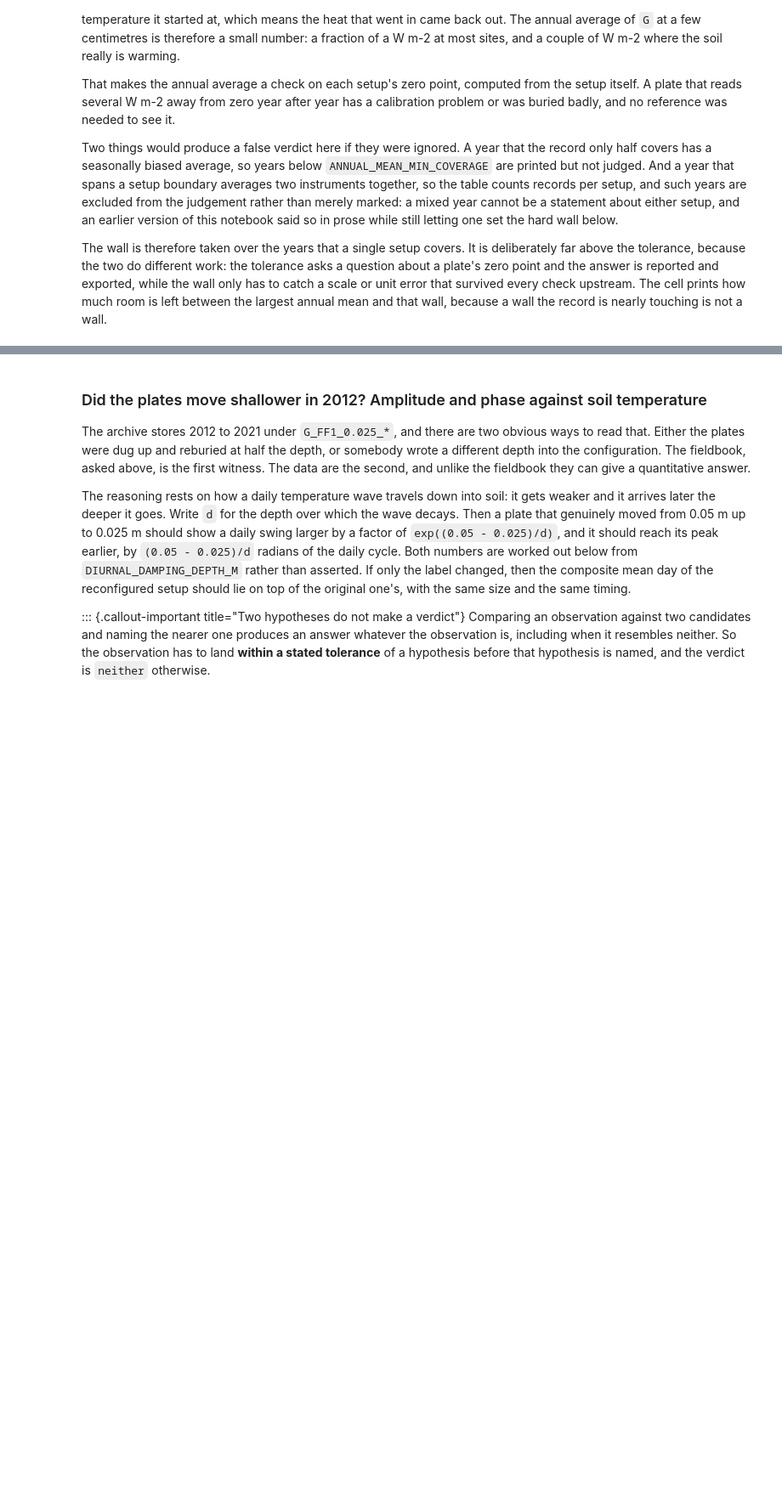
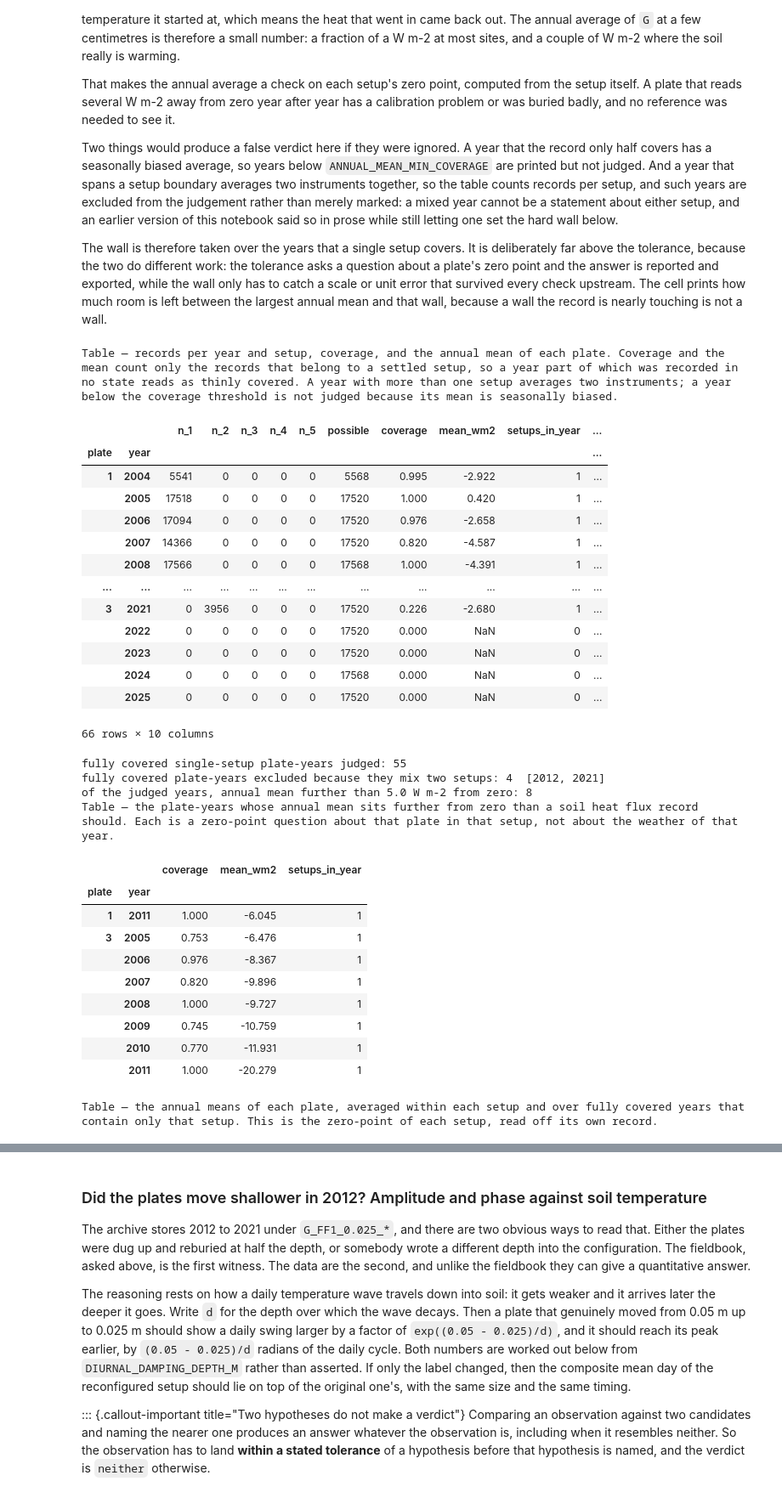
Before and after one commit to holukas/dataset_ch-lae_flux_product, a Jupyter notebook: workflow/10_METEO/30_PRODUCTS/11_METEO_G_FF1_2004-2025.ipynb, the cells around one changed output, grey strips where cells are left out. Shown at 85% size. Drawn from its saved outputs; the diff is of its cells as text; code cells hidden in the pictures; blank space fills up the shorter version.

```diff
--- a/workflow/10_METEO/30_PRODUCTS/11_METEO_G_FF1_2004-2025.ipynb
+++ b/workflow/10_METEO/30_PRODUCTS/11_METEO_G_FF1_2004-2025.ipynb
@@ -2225,0 +2792,24 @@ closely each plate tracks the soil around it, but it is no longer what decides t
+# %%
+_before = {p: int((g[flagcol(p)] == FLAG_MST_ORIGINAL).sum()) for p in PLATES}
+for p, _runs in SIGN_FAULT.items():
+    _fl = g[flagcol(p)]
+    for _a, _b in _runs:
+        _win = ((g.index >= _a.start_time) & (g.index <= _b.end_time) & g[field(p)].notna())
+        _fl = _fl.where(~_win, FLAG_SIGN_REVERSED)
+    g[flagcol(p)] = _fl.astype(int)
+
+_n = {p: int((g[flagcol(p)] == FLAG_SIGN_REVERSED).sum()) for p in PLATES}
+print(f"records moved to flag {FLAG_SIGN_REVERSED}: "
+      + ", ".join(f"plate {p} {_n[p]:,}" for p in PLATES)
+      + f"   ({sum(_n.values()):,} in total, "
+        f"{100 * sum(_n.values()) / len(g):.2f} % of the index)")
+for p in PLATES:
+    if _n[p]:
+        print(f"  plate {p}: the original acquisition keeps {int((g[flagcol(p)] == FLAG_MST_ORIGINAL).sum()):,} "
+              f"of its {_before[p]:,} records")
+
+assert all(g[flagcol(p)].isin(FLAG_SOURCE_LEGEND).all() for p in PLATES), "unknown flag code"
+for p in PLATES:
+    assert (g[field(p)].notna() == g[flagcol(p)].isin(MEASURED_FLAGS)).all(), \
+        f"plate {p}: the reversed stretch dropped a value, or left a flag without one"
+print("\nThe values are untouched: every plate still holds a value exactly where its flag says so.")
@@ -2406,16 +3085,23 @@ for p in PLATES:
     _yr = _v.index.year
     _t = pd.DataFrame({f'n_{c}': (_fl == c).groupby(_yr).sum() for c in MEASURED_FLAGS})
     _t['possible'] = _fl.groupby(_yr).size()
-    _t['coverage'] = (_t[[f'n_{c}' for c in MEASURED_FLAGS]].sum(axis=1) / _t['possible'])
-    _t['mean_wm2'] = _v.groupby(_yr).mean()
+    # Coverage and the annual mean are taken over the records that belong to a settled setup. The
+    # near-zero constraint is a statement about a plate's zero point in one acquisition state, so
+    # the 2012 reconfiguration and the reversed stretches, which belong to no state, would only
+    # move the number without telling anyone what they had moved it with. They stay in the n_
+    # columns, where they are visible.
+    _t['coverage'] = (_t[[f'n_{c}' for c in SETUP_FLAGS]].sum(axis=1) / _t['possible'])
+    _t['mean_wm2'] = _v.where(_fl.isin(SETUP_FLAGS)).groupby(_yr).mean()
     _t['plate'] = p
     _rows.append(_t.reset_index(names='year'))
 YEARTAB = pd.concat(_rows).set_index(['plate', 'year'])
-YEARTAB['setups_in_year'] = (YEARTAB[[f'n_{c}' for c in MEASURED_FLAGS]] > 0).sum(axis=1)
+YEARTAB['setups_in_year'] = (YEARTAB[[f'n_{c}' for c in SETUP_FLAGS]] > 0).sum(axis=1)
 YEARTAB['judged'] = YEARTAB['coverage'] >= ANNUAL_MEAN_MIN_COVERAGE
-tabcap('records per year and setup, coverage, and the annual mean of each plate. A year with more '
-       'than one setup averages two instruments; a year below the coverage threshold is not judged '
-       'because its mean is seasonally biased.')
+tabcap('records per year and setup, coverage, and the annual mean of each plate. Coverage and the '
+       'mean count only the records that belong to a settled setup, so a year part of which was '
+       'recorded in no state reads as thinly covered. A year with more than one setup averages two '
+       'instruments; a year below the coverage threshold is not judged because its mean is '
+       'seasonally biased.')
 display(YEARTAB.assign(coverage=YEARTAB['coverage'].round(3),
                        mean_wm2=YEARTAB['mean_wm2'].round(3)))
 
@@ -2453,30 +3139,67 @@ if len(_off):
           f"at one wrong value but WALKS:")
     print('   ' + '  '.join(f"{int(_y)}:{_v:+.1f}" for _y, _v in _s1_years.items()))
     if len(_s1_years) >= 3:
         _trend = float(np.polyfit(_s1_years.index.astype(float), _s1_years.to_numpy(), 1)[0])
         print(f"   a drift of {_trend:+.2f} W m-2 per year over {len(_s1_years)} years, "
               f"monotonic in sign.")
         print("   A zero point that moves year on year is a plate or its wiring degrading, not a "
               "soil that is\n   storing more heat every year. The multiplicative correction "
               "further down cannot reach it,\n   because it scales what is there and leaves the "
               "zero where it is. This is carried into the\n   closing notes as a limitation of "
               "the reconciled column rather than repaired here: nothing\n   independent measured "
               "this plate, so there is no anchor to correct its zero point onto.")
 
 # A loose hard guard, over single-setup years only. The tolerance above is a QUESTION and is
 # reported; this is the wall, and it only has to catch a sensitivity or a unit error that survived
 # every check upstream. A plate genuinely mis-zeroed by 6 W m-2 is a finding this notebook should
 # report and still export, with the source flag saying which setup it belongs to.
 ANNUAL_MEAN_WALL_WM2 = 25.0
 _worst = float(_j['mean_wm2'].abs().max())
 print(f"\nlargest single-setup annual mean: {_worst:.2f} W m-2, against a wall of "
       f"{ANNUAL_MEAN_WALL_WM2} ({100 * _worst / ANNUAL_MEAN_WALL_WM2:.0f} % of it)")
 assert _worst < ANNUAL_MEAN_WALL_WM2, (
     f"a fully covered single-setup plate-year has an annual mean of {_worst:.1f} W m-2. No soil "
     f"stores that; this is a scale or unit error rather than a zero-point offset, and nothing "
     f"should be exported until it is explained.")
 if _worst > 0.6 * ANNUAL_MEAN_WALL_WM2:
     print("(!) The largest annual mean is within striking distance of the wall. A guard the record "
           "nearly\n    touches is not a guard: either the drift above continues and this will fire "
           "on a later\n    release, or the wall was set without looking at what this record does. "
           "Both belong in the\n    closing notes.")
+# %% [output]
+Table — records per year and setup, coverage, and the annual mean of each plate. Coverage and the
+mean count only the records that belong to a settled setup, so a year part of which was recorded in
+no state reads as thinly covered. A year with more than one setup averages two instruments; a year
+below the coverage threshold is not judged because its mean is seasonally biased.
+|  |  | n_1 | n_2 | n_3 | n_4 | n_5 | possible | coverage | mean_wm2 | setups_in_year | ... |
+| plate | year |  |  |  |  |  |  |  |  |  | ... |
+| 1 | 2004 | 5541 | 0 | 0 | 0 | 0 | 5568 | 0.995 | -2.922 | 1 | ... |
+|  | 2005 | 17518 | 0 | 0 | 0 | 0 | 17520 | 1.000 | 0.420 | 1 | ... |
+|  | 2006 | 17094 | 0 | 0 | 0 | 0 | 17520 | 0.976 | -2.658 | 1 | ... |
+|  | 2007 | 14366 | 0 | 0 | 0 | 0 | 17520 | 0.820 | -4.587 | 1 | ... |
+|  | 2008 | 17566 | 0 | 0 | 0 | 0 | 17568 | 1.000 | -4.391 | 1 | ... |
+| ... | ... | ... | ... | ... | ... | ... | ... | ... | ... | ... | ... |
+| 3 | 2021 | 0 | 3956 | 0 | 0 | 0 | 17520 | 0.226 | -2.680 | 1 | ... |
+|  | 2022 | 0 | 0 | 0 | 0 | 0 | 17520 | 0.000 | NaN | 0 | ... |
+|  | 2023 | 0 | 0 | 0 | 0 | 0 | 17520 | 0.000 | NaN | 0 | ... |
+|  | 2024 | 0 | 0 | 0 | 0 | 0 | 17568 | 0.000 | NaN | 0 | ... |
+|  | 2025 | 0 | 0 | 0 | 0 | 0 | 17520 | 0.000 | NaN | 0 | ... |
+66 rows × 10 columns
+fully covered single-setup plate-years judged: 55
+fully covered plate-years excluded because they mix two setups: 4  [2012, 2021]
+of the judged years, annual mean further than 5.0 W m-2 from zero: 8
+Table — the plate-years whose annual mean sits further from zero than a soil heat flux record
+should. Each is a zero-point question about that plate in that setup, not about the weather of that
+year.
+|  |  | coverage | mean_wm2 | setups_in_year |
+| plate | year |  |  |  |
+| 1 | 2011 | 1.000 | -6.045 | 1 |
+| 3 | 2005 | 0.753 | -6.476 | 1 |
+|  | 2006 | 0.976 | -8.367 | 1 |
+|  | 2007 | 0.820 | -9.896 | 1 |
+|  | 2008 | 1.000 | -9.727 | 1 |
+|  | 2009 | 0.745 | -10.759 | 1 |
+|  | 2010 | 0.770 | -11.931 | 1 |
+|  | 2011 | 1.000 | -20.279 | 1 |
+Table — the annual means of each plate, averaged within each setup and over fully covered years that
+contain only that setup. This is the zero-point of each setup, read off its own record.
```
Also changed, not shown: parts of 53 cells of this notebook, 3 other files.
